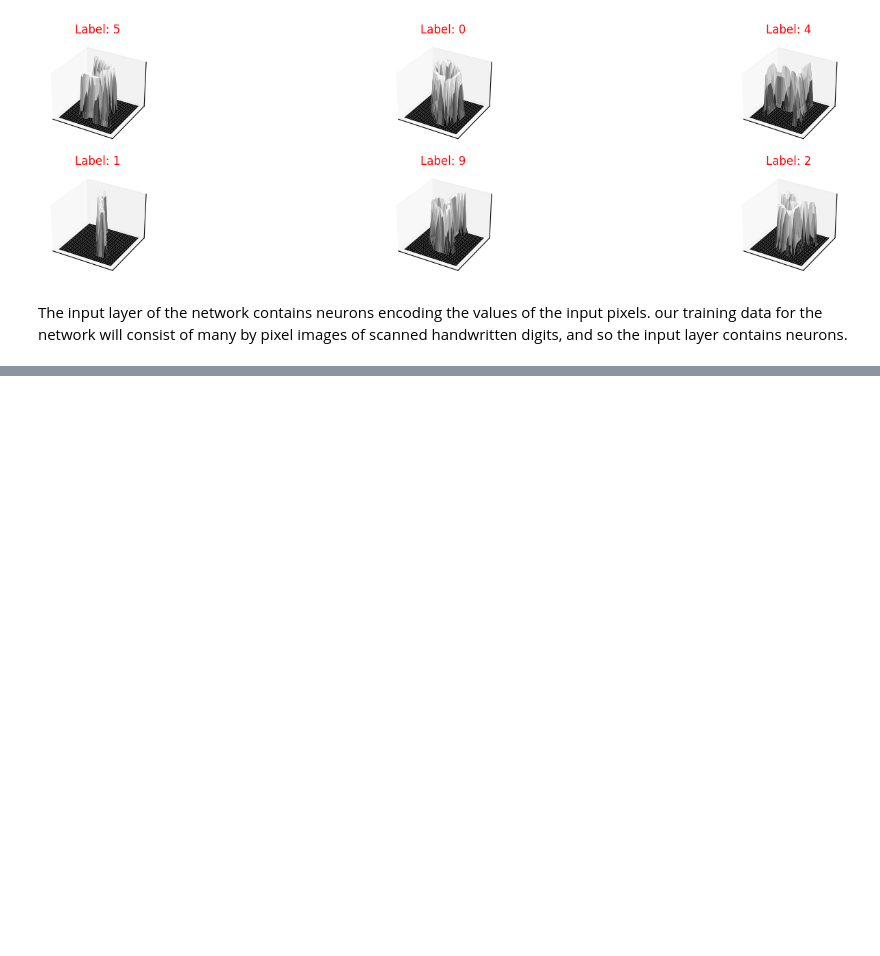
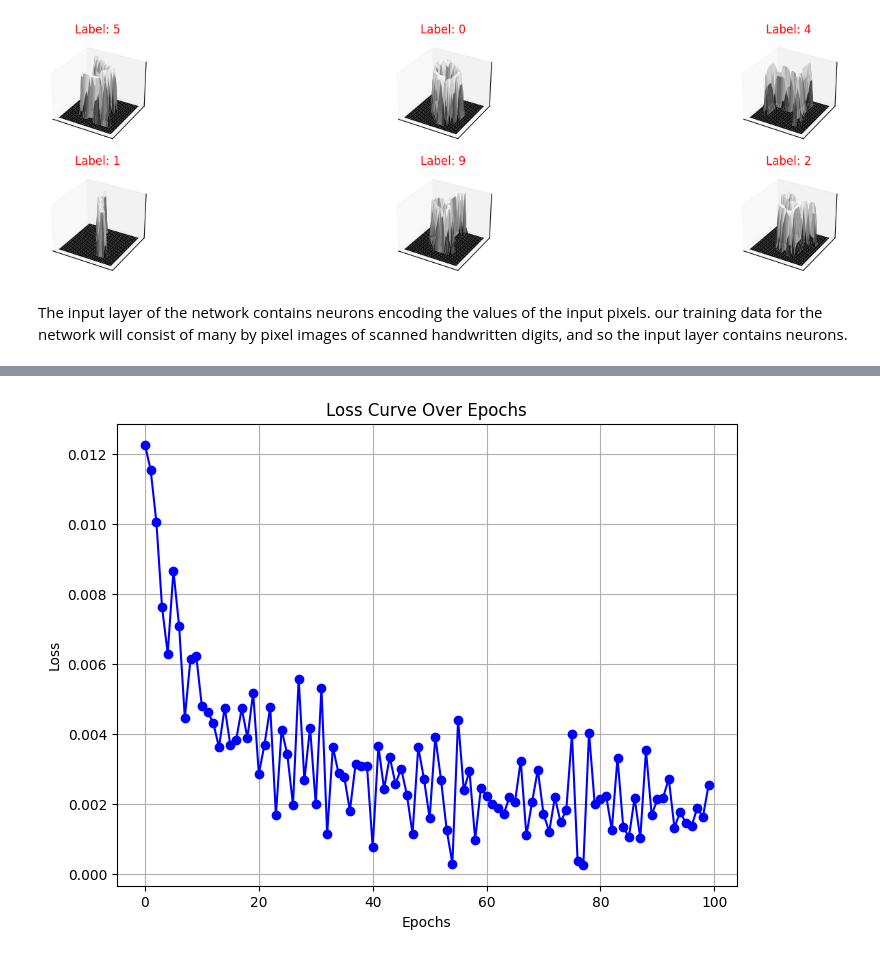
Before and after one commit to kelvinprabhu/DeepLearning_Exercise, a Jupyter notebook: OCR/Optical character recognition.ipynb, the cells around one changed output, grey strips where cells are left out. Drawn from its saved outputs; the diff is of its cells as text; code cells hidden in the pictures; blank space fills up the shorter version.

```diff
--- a/OCR/Optical character recognition.ipynb
+++ b/OCR/Optical character recognition.ipynb
@@ -70,0 +286,10 @@ plt.show()
+# %%
+plt.figure(figsize=(8, 6))
+plt.plot(epochs, loss_history, marker='o', linestyle='-', color='blue')
+plt.xlabel("Epochs")
+plt.ylabel("Loss")
+plt.title("Loss Curve Over Epochs")
+plt.grid()
+plt.show()
+# %% [output]
+[figure, added]
```
Also changed, not shown: parts of 25 cells of this notebook.
